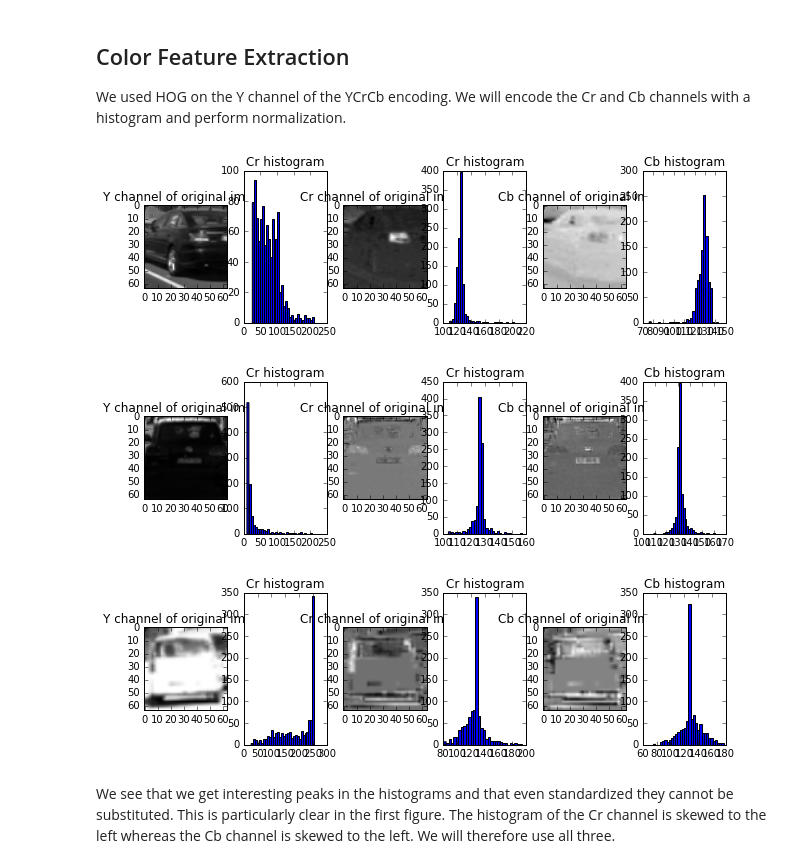
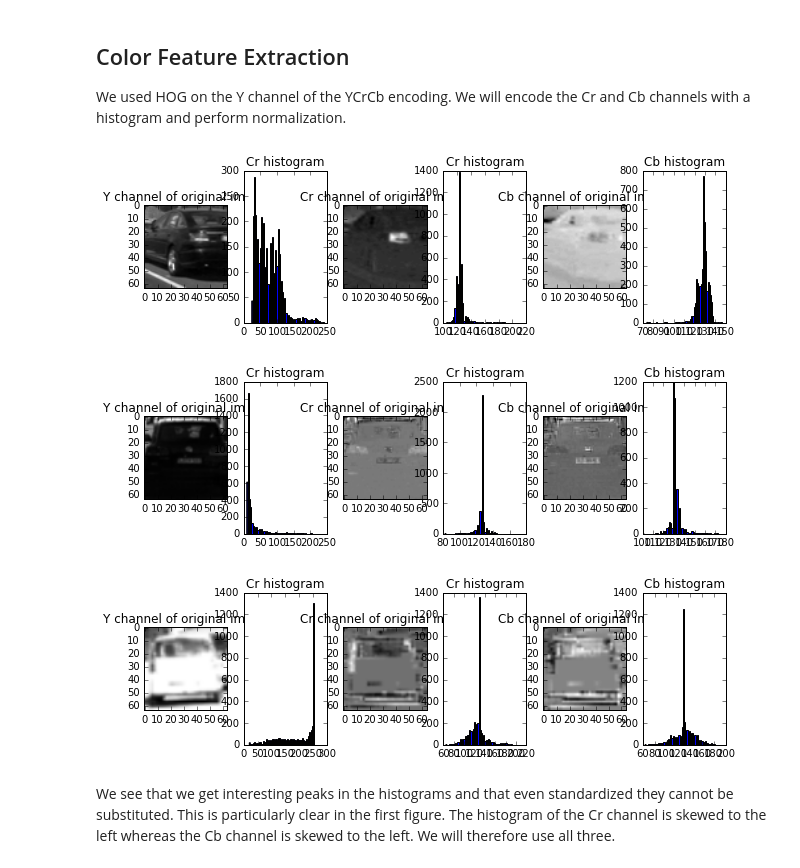
Before and after one commit to abossenbroek/CarND-Vehicle-Detection, a Jupyter notebook: Vehicle_Detection.ipynb, the cells around one changed output. Saved outputs shown, nothing was run; the diff lists cells and outputs as text; code cells hidden in the pictures.

```diff
--- a/Vehicle_Detection.ipynb
+++ b/Vehicle_Detection.ipynb
@@ -68,7 +68,7 @@ We see from altering the parameters that our initial parameters were actually qu
 ## Color Feature Extraction
 We used HOG on the Y channel of the YCrCb encoding. We will encode the Cr and Cb channels with a histogram and perform normalization.
 # %%
-def histograms(img, size = 32):
+def histograms(img, size = 64):
     features = cv2.resize(img, (size, size)).ravel()
     return features
 
@@ -81,39 +81,39 @@ def plot_hist_sample(images):
         img_Y = img[:,:,0].astype(np.float64)
         feature = histograms(img_Y)
         img_idx = 1
         plt.subplot(100 + num_img + img_idx)
         plt.title('Y channel of original image')
         plt.imshow(img_Y, cmap='gray')
         img_idx += 1
         plt.subplot(100 + num_img + img_idx)
-        plt.hist(feature, 32)
+        plt.hist(feature, 64)
         plt.title('Cr histogram')
         img_Cr = img[:,:,1].astype(np.float64)
         feature = histograms(img_Cr)
         img_idx += 1
         plt.subplot(100 + num_img + img_idx)
         plt.title('Cr channel of original image')
         plt.imshow(img_Cr, cmap='gray')
         img_idx += 1
         plt.subplot(100 + num_img + img_idx)
-        plt.hist(feature, 32)
+        plt.hist(feature, 64)
         plt.title('Cr histogram')
         img_Cb = img[:,:,2].astype(np.float64)
         feature = histograms(img_Cb)
         img_idx += 1
         plt.subplot(100 + num_img + img_idx)
         plt.title('Cb channel of original image')
         plt.imshow(img_Cb, cmap='gray')
         img_idx += 1
         plt.subplot(100 + num_img + img_idx)
-        plt.hist(feature, 32)
+        plt.hist(feature, 64)
         plt.title('Cb histogram')
 
 plot_hist_sample(test_images)
 # %% [output]
-[figure, old version]
+[figure, new version]
-[figure, old version]
+[figure, new version]
-[figure, old version]
+[figure, new version]
 # %% [markdown]
 We see that we get interesting peaks in the histograms and that even standardized they cannot be substituted. This is particularly clear in the first figure. The histogram of the Cr channel is skewed to the left whereas the Cb channel is skewed to the left. We will therefore use all three.
 # %% [markdown]
```
Also changed, not shown: parts of 21 cells of this notebook, 1 other file.
